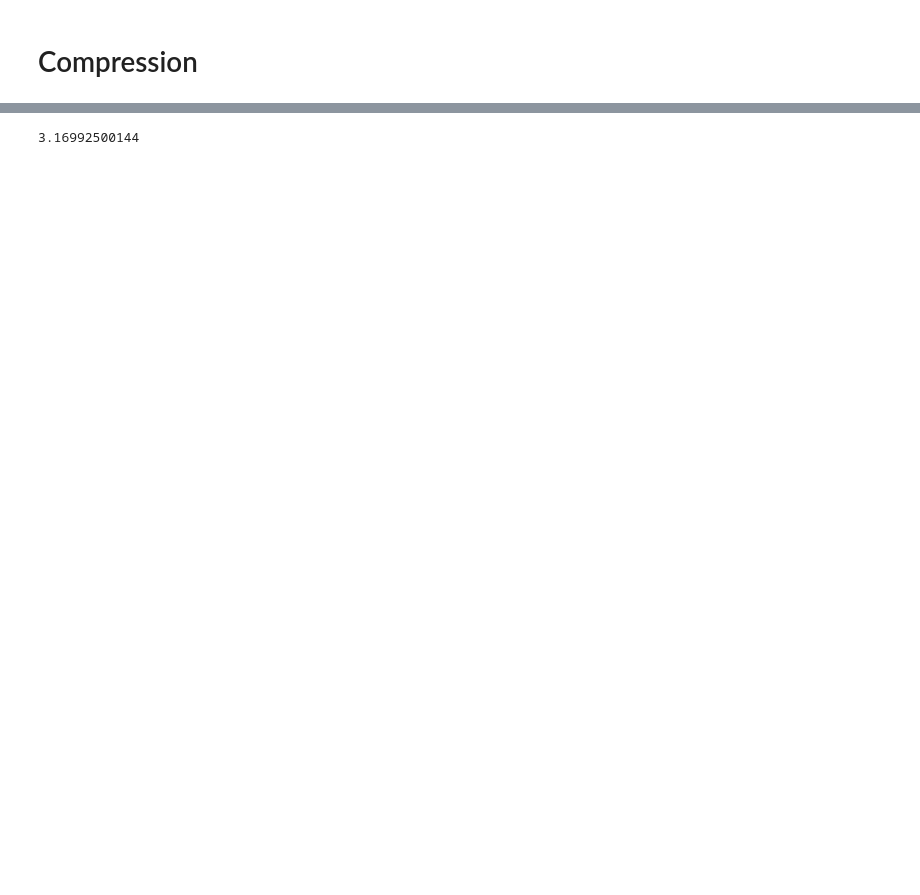
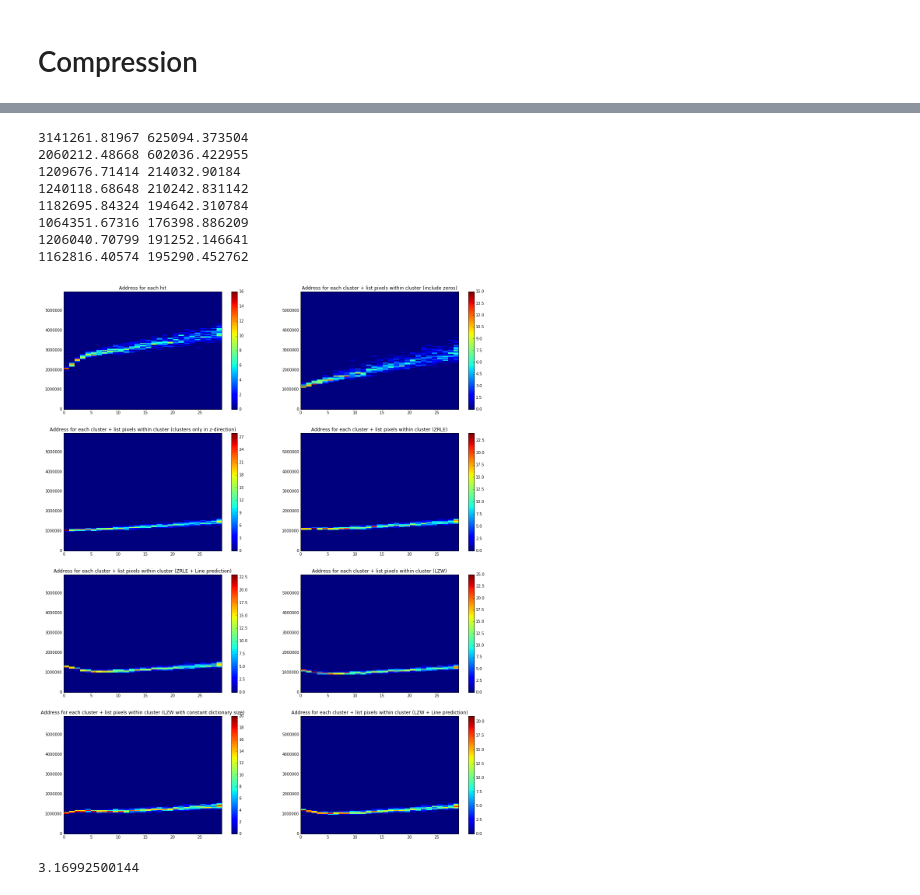
Before and after one commit to adikus/physics_project, a Jupyter notebook: compression.ipynb, the cells around one changed output, grey strips where cells are left out. Cells and saved outputs as stored; diff of their text form; code cells hidden in the pictures; blank space fills up the shorter version.

Commit message:
Add data rate variation in eta

```diff
--- a/compression.ipynb
+++ b/compression.ipynb
@@ -367,0 +441,18 @@ Overall compression ratio(line_lzw):
+# %%
+compression_variation = {}
+for alg in algs:
+    compression_variation[alg] = []
+
+for eta_i in range(-30, 31):
+    print 'eta:', eta_i, 'phi:',
+    for phi_i in range(0,16):
+        print phi_i,
+        for alg in algs:
+            bits_per_size = get_bit_sizes_for_alg(eta_i, phi_i, alg)
+            total_bits_for_module = []
+            for size, bits in enumerate(bits_per_size):
+                if len(bits) > 0:
+                    total_bits_for_module += bits
+            compression_variation[alg] += [(abs(eta_i)-1, np.sum(total_bits_for_module))]
+            #print alg, np.sum(total_bits_for_module)
+    print
@@ -368,3 +477,27 @@ Overall compression ratio(line_lzw):
+# %%
+plt.figure(figsize=(20, 25))
+
+for i, alg in enumerate(algs):
+    plt.subplot(4, 2, i + 1)
+    bits_sizes = np.array(compression_variation[alg])[:, 1]
+    etas = np.array(compression_variation[alg])[:, 0]
+    print np.mean(bits_sizes), np.std(bits_sizes)
+    H, yedges, xedges = np.histogram2d(bits_sizes, etas, bins=(range(0, 6000000, 50000), range(0, 30)))
+    plt.imshow(H, aspect=0.25, interpolation='nearest', origin='low', extent=[xedges[0], xedges[-1], yedges[0], yedges[-1]])
+    plt.colorbar()
+    plt.axis('tight')
+    plt.title(alg_labels[alg])
+plt.savefig('total_bits_per_eta.png')
+# %% [output]
+3141261.81967 625094.373504
+2060212.48668 602036.422955
+1209676.71414 214032.90184
+1240118.68648 210242.831142
+1182695.84324 194642.310784
+1064351.67316 176398.886209
+1206040.70799 191252.146641
+1162816.40574 195290.452762
+[figure, added]
 # %%
 # TODOs:
 # More 'realistic scenarios'
```
Also changed, not shown: parts of 8 cells of this notebook, 9 other files.
